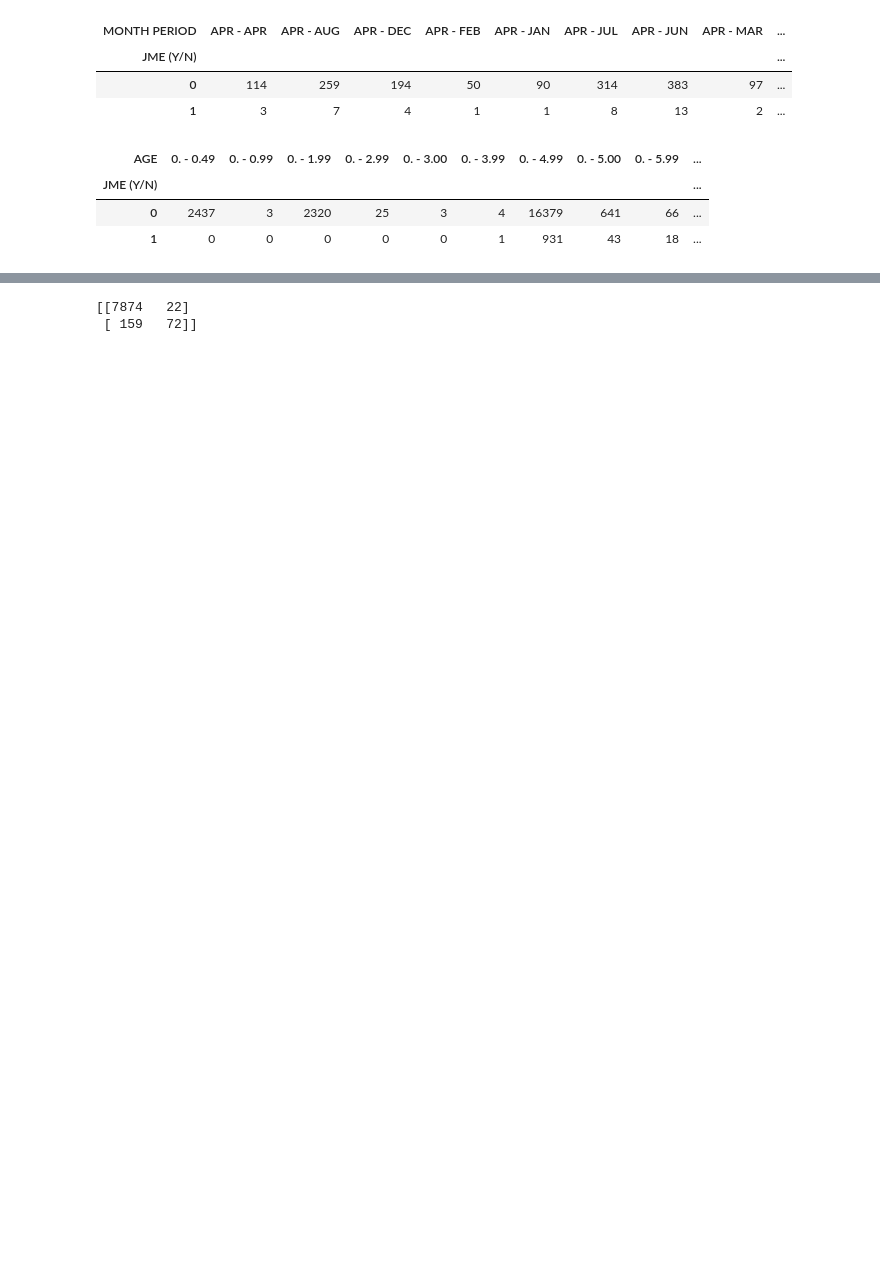
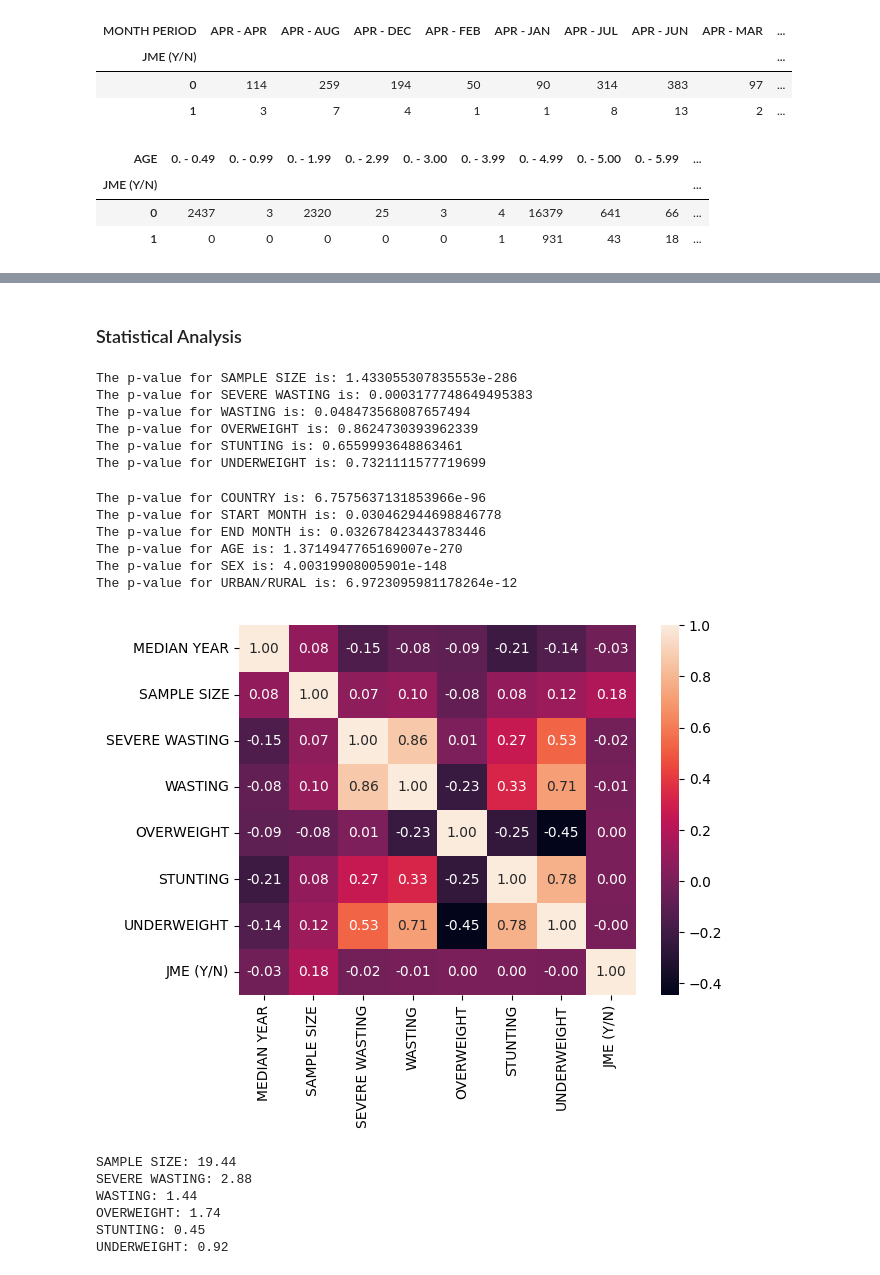
Before and after one commit to Omotayewo/malnutrition_prediction, a Jupyter notebook: malnutrition_prediction.ipynb, the cells around one changed output, grey strips where cells are left out. Saved outputs shown, nothing was run; the diff lists cells and outputs as text; code cells hidden in the pictures; blank space fills up the shorter version.

```diff
--- a/malnutrition_prediction.ipynb
+++ b/malnutrition_prediction.ipynb
@@ -795,7 +347,0 @@ df['SEVERE WASTING'].skew()
-# %%
-# To transform the Wasting column
-df['WASTING'] = np.log1p(df['WASTING'])
-sns.displot(df['WASTING'], kde = True)
-fig = plt.figure()
-res = stats.probplot(df['WASTING'], plot = plt)
-df['WASTING'].skew()
@@ -806,7 +347,0 @@ df['WASTING'].skew()
-# %%
-# To transform the Overweight column
-df['OVERWEIGHT'] = np.log1p(df['OVERWEIGHT'])
-sns.displot(df['OVERWEIGHT'], kde = True)
-fig = plt.figure()
-res = stats.probplot(df['OVERWEIGHT'], plot = plt)
-df['OVERWEIGHT'].skew()
@@ -817,7 +347,0 @@ df['OVERWEIGHT'].skew()
-# %%
-# To transform the Underweight column
-df['UNDERWEIGHT'] = np.log1p(df['UNDERWEIGHT'])
-sns.displot(df['UNDERWEIGHT'], kde = True)
-fig = plt.figure()
-res = stats.probplot(df['UNDERWEIGHT'], plot = plt)
-df['UNDERWEIGHT'].skew()
@@ -849,4 +347,0 @@ list(df.columns)
-# %%
-# Based on statistical test and domain Knowledge vital features are selected as per feature engineering:
-# Others are dropped:
-df.drop(columns = ['COUNTRY', 'START MONTH', 'END MONTH', 'REGION', 'SHORT SOURCE CODE', 'AUTHOR', 'NOTES'], axis = 1, inplace = True)
@@ -1081,7 +348,16 @@ Not selected for JME       0.98      1.00      0.99      7896
-# %%
-# Classification Matrix
-from sklearn.metrics import confusion_matrix
-print(confusion_matrix(y_test,y_pred))
-# %% [output]
-[[7874   22]
- [ 159   72]]
+# %% [markdown]
+### Statistical Analysis
+# %%
+# Perform independent samples t-test
+for col in num_features:
+    group_Y = df[df['JME (Y/N)'] == 1][col]
+    group_N = df[df['JME (Y/N)'] == 0][col]
+    t_stat, p_value = stats.ttest_ind(group_Y, group_N)
+    print(f"The p-value for {col} is: {p_value}")
+# %% [output]
+The p-value for SAMPLE SIZE is: 1.433055307835553e-286
+The p-value for SEVERE WASTING is: 0.0003177748649495383
+The p-value for WASTING is: 0.048473568087657494
+The p-value for OVERWEIGHT is: 0.8624730393962339
+The p-value for STUNTING is: 0.6559993648863461
+The p-value for UNDERWEIGHT is: 0.7321111577719699
@@ -1087,0 +366,31 @@ print(confusion_matrix(y_test,y_pred))
+# %%
+for col in cat_features:
+    contingency_table = pd.crosstab(df[col], df['JME (Y/N)'])
+
+    # Chi-square test
+    chi2, p_val, dof, expected = stats.chi2_contingency(contingency_table)
+    print(f"The p-value for {col} is:", p_val)
+# %% [output]
+The p-value for COUNTRY is: 6.7575637131853966e-96
+The p-value for START MONTH is: 0.030462944698846778
+The p-value for END MONTH is: 0.032678423443783446
+The p-value for AGE is: 1.3714947765169007e-270
+The p-value for SEX is: 4.00319908005901e-148
+The p-value for URBAN/RURAL is: 6.9723095981178264e-12
+# %%
+sns.heatmap(df.corr(numeric_only=True), annot=True, fmt='.2f')
+plt.show()
+# %% [output]
+[figure, added]
+# %%
+for features in num_features:
+    skew = df[features].skew()
+    skew = round(skew, 2)
+    print(f"{features}: {skew}")
+# %% [output]
+SAMPLE SIZE: 19.44
+SEVERE WASTING: 2.88
+WASTING: 1.44
+OVERWEIGHT: 1.74
+STUNTING: 0.45
+UNDERWEIGHT: 0.92
```
Also changed, not shown: parts of 103 cells of this notebook, 1 other file.
